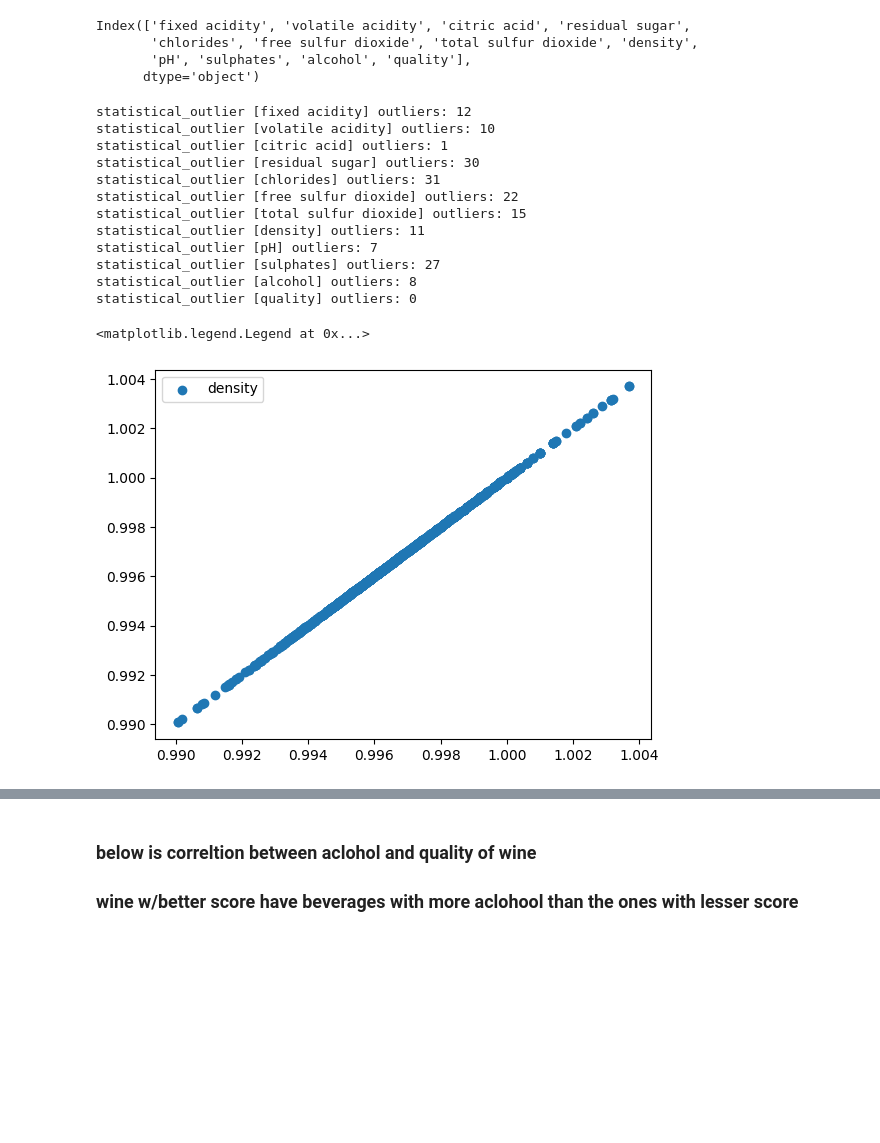
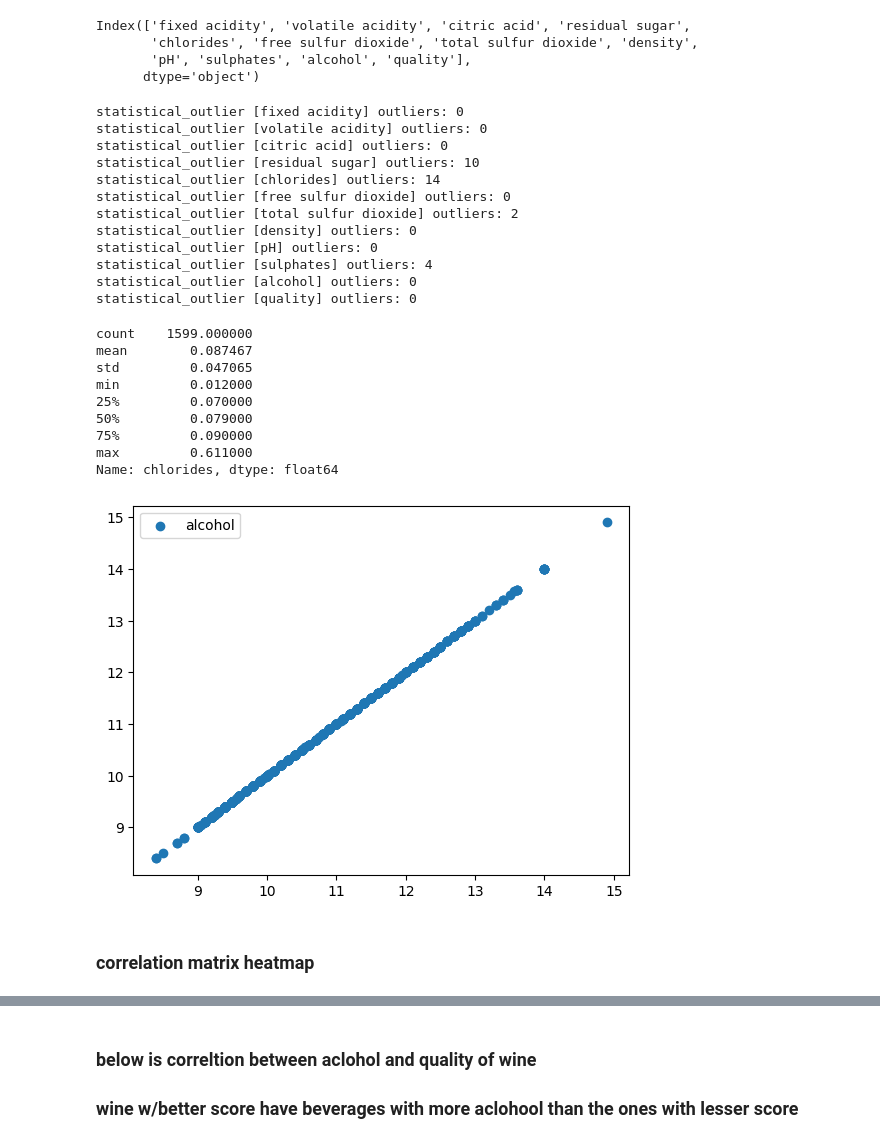
Before and after one commit to Dime98/smartdata-internship, a Jupyter notebook: task8/task8.ipynb, the cells around one changed output, grey strips where cells are left out. Drawn from its saved outputs; the diff is of its cells as text; code cells hidden in the pictures; blank space fills up the shorter version.

```diff
--- a/task8/task8.ipynb
+++ b/task8/task8.ipynb
@@ -46,7 +46,7 @@ def statistical_outlier_detection(df_col, get=False):
     data = df_col.to_numpy()
     mean = np.mean(data)
     sigma = np.std(data)     # standard deviation
-    threshold = 3
+    threshold = 6
     z = (data - mean)
     z /= sigma
     outliers = data[z > threshold]
@@ -58,43 +58,54 @@ def statistical_outlier_detection(df_col, get=False):
 # %%
 statistical_outlier_detection(df['fixed acidity'])
 statistical_outlier_detection(df['volatile acidity'])
 statistical_outlier_detection(df['citric acid'])
 statistical_outlier_detection(df['residual sugar'])
 statistical_outlier_detection(df['chlorides'])
 statistical_outlier_detection(df['free sulfur dioxide'])
 statistical_outlier_detection(df['total sulfur dioxide'])
 statistical_outlier_detection(df['density'])
 statistical_outlier_detection(df['pH'])
 statistical_outlier_detection(df['sulphates'])
 statistical_outlier_detection(df['alcohol'])
 statistical_outlier_detection(df['quality'])
 
 # plt.scatter(df["alcohol"], df["alcohol"], label="alcohol")
 # plt.scatter(df['fixed acidity'] , df['fixed acidity'], label = 'fixed acidity')
 # plt.scatter(df['volatile acidity'] , df['volatile acidity'], label = 'volatile acidity')
 # plt.scatter(df['citric acid'] , df['citric acid'], label = 'citric')
 # plt.scatter(df['residual sugar'] , df['residual sugar'], label = 'residual')
 # plt.scatter(df['chlorides'] , df['chlorides'], label = 'chlorides')
 # plt.scatter(df['free sulfur dioxide'] , df['free sulfur dioxide'], label = 'free')
 # plt.scatter(df['total sulfur dioxide'] , df['total sulfur dioxide'], label = 'total')
-plt.scatter(df['density'] , df['density'], label = 'density')
+# plt.scatter(df['density'] , df['density'], label = 'density')
 # plt.scatter(df['pH'] , df['pH'], label = 'pH')
 # plt.scatter(df['sulphates'] , df['sulphates'], label = 'sulphates')
-# plt.scatter(df['alcohol'] , df['alcohol'], label = 'alcohol')
+plt.scatter(df['alcohol'] , df['alcohol'], label = 'alcohol')
 # plt.scatter(df['quality'] , df['quality'], label = 'quality')
 plt.legend()
+df["chlorides"].describe()
 # %% [output]
-statistical_outlier [fixed acidity] outliers: 12
-statistical_outlier [volatile acidity] outliers: 10
-statistical_outlier [citric acid] outliers: 1
-statistical_outlier [residual sugar] outliers: 30
-statistical_outlier [chlorides] outliers: 31
-statistical_outlier [free sulfur dioxide] outliers: 22
-statistical_outlier [total sulfur dioxide] outliers: 15
-statistical_outlier [density] outliers: 11
-statistical_outlier [pH] outliers: 7
-statistical_outlier [sulphates] outliers: 27
-statistical_outlier [alcohol] outliers: 8
+statistical_outlier [fixed acidity] outliers: 0
+statistical_outlier [volatile acidity] outliers: 0
+statistical_outlier [citric acid] outliers: 0
+statistical_outlier [residual sugar] outliers: 10
+statistical_outlier [chlorides] outliers: 14
+statistical_outlier [free sulfur dioxide] outliers: 0
+statistical_outlier [total sulfur dioxide] outliers: 2
+statistical_outlier [density] outliers: 0
+statistical_outlier [pH] outliers: 0
+statistical_outlier [sulphates] outliers: 4
+statistical_outlier [alcohol] outliers: 0
 statistical_outlier [quality] outliers: 0
-<matplotlib.legend.Legend at 0x...>
+count    1599.000000
+mean        0.087467
+std         0.047065
+min         0.012000
+25%         0.070000
+50%         0.079000
+75%         0.090000
+max         0.611000
+Name: chlorides, dtype: float64
-[figure, old version]
+[figure, new version]
+# %% [markdown]
+### correlation matrix heatmap
```
Also changed, not shown: parts of 10 cells of this notebook, 1 other file.
